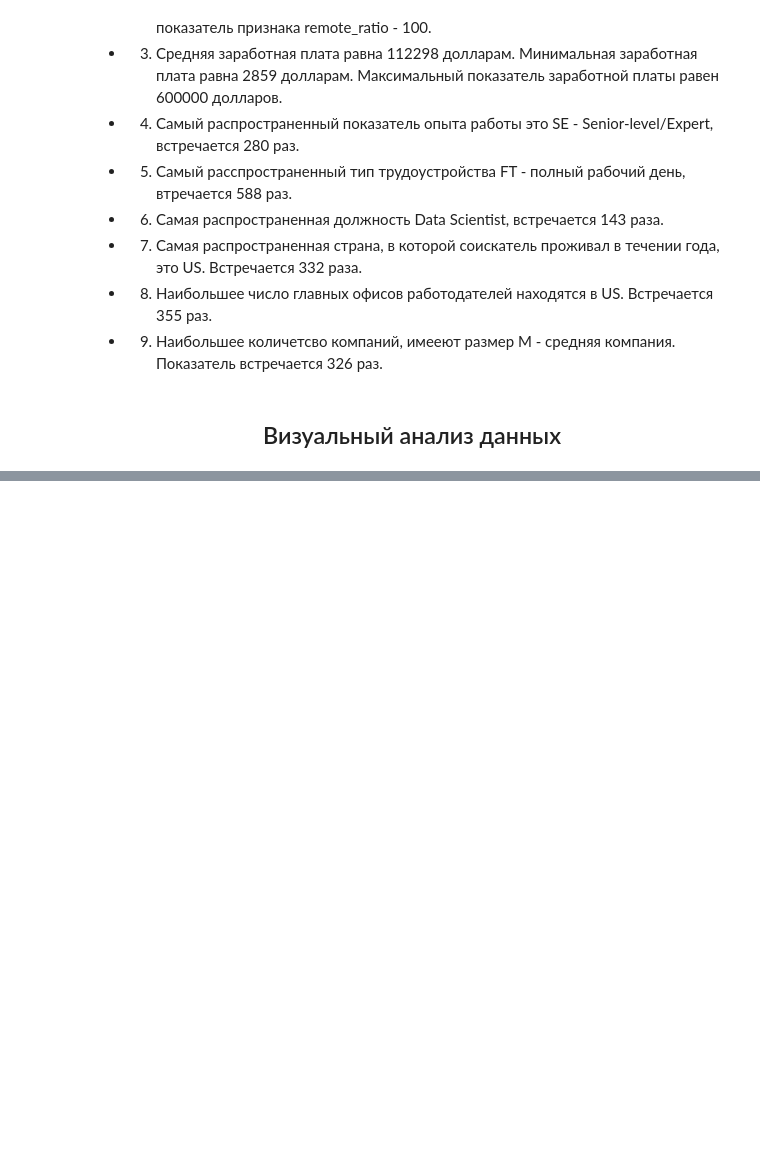
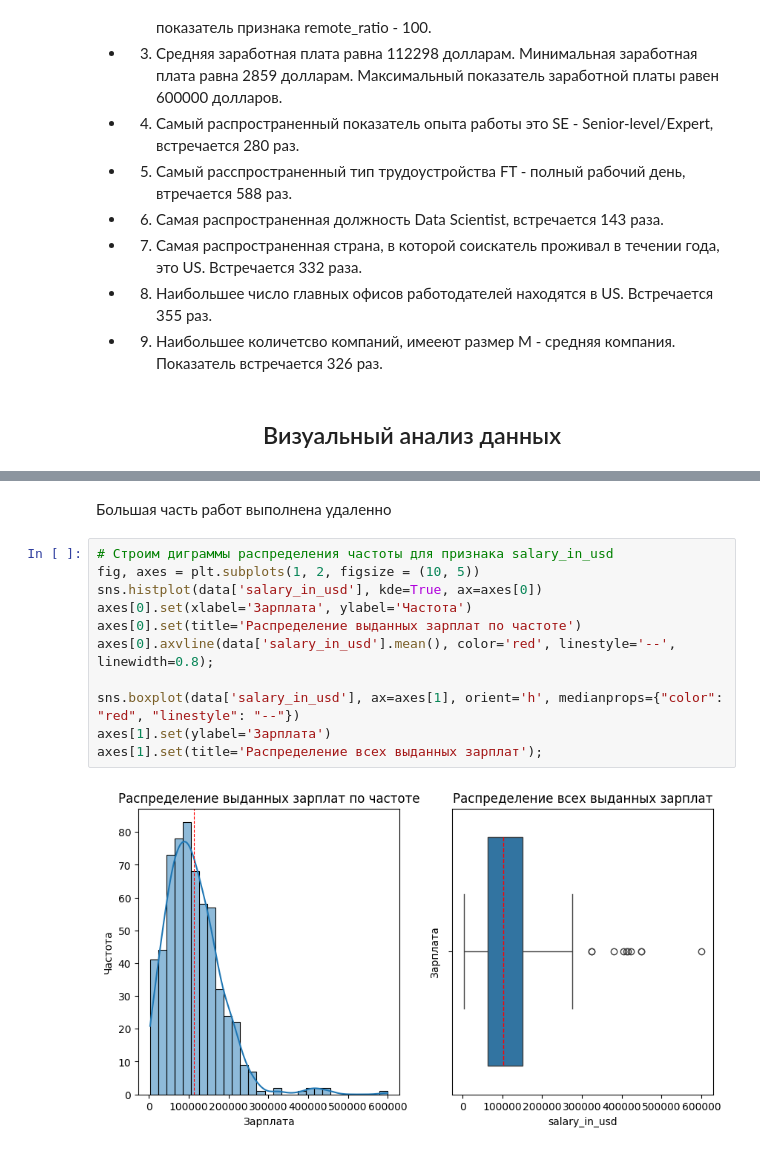
Before and after one commit to Kagemushe/sf_data_science, a Jupyter notebook: ds_salaries.ipynb, the cells around one changed output, grey strips where cells are left out. Saved outputs shown, nothing was run; the diff lists cells and outputs as text; blank space fills up the shorter version.

```diff
--- a/ds_salaries.ipynb
+++ b/ds_salaries.ipynb
@@ -183,0 +200,15 @@ fig, axes = sns.histplot(1, 1, figsize = (10, 5))
+# %% [markdown]
+Большая часть работ выполнена удаленно
+# %%
+# Строим диграммы распределения частоты для признака salary_in_usd
+fig, axes = plt.subplots(1, 2, figsize = (10, 5))
+sns.histplot(data['salary_in_usd'], kde=True, ax=axes[0])
+axes[0].set(xlabel='Зарплата', ylabel='Частота')
+axes[0].set(title='Распределение выданных зарплат по частоте')
+axes[0].axvline(data['salary_in_usd'].mean(), color='red', linestyle='--', linewidth=0.8);
+
+sns.boxplot(data['salary_in_usd'], ax=axes[1], orient='h', medianprops={"color": "red", "linestyle": "--"})
+axes[1].set(ylabel='Зарплата')
+axes[1].set(title='Распределение всех выданных зарплат');
+# %% [output]
+[figure, added]
```
Also changed, not shown: parts of 68 cells of this notebook.
